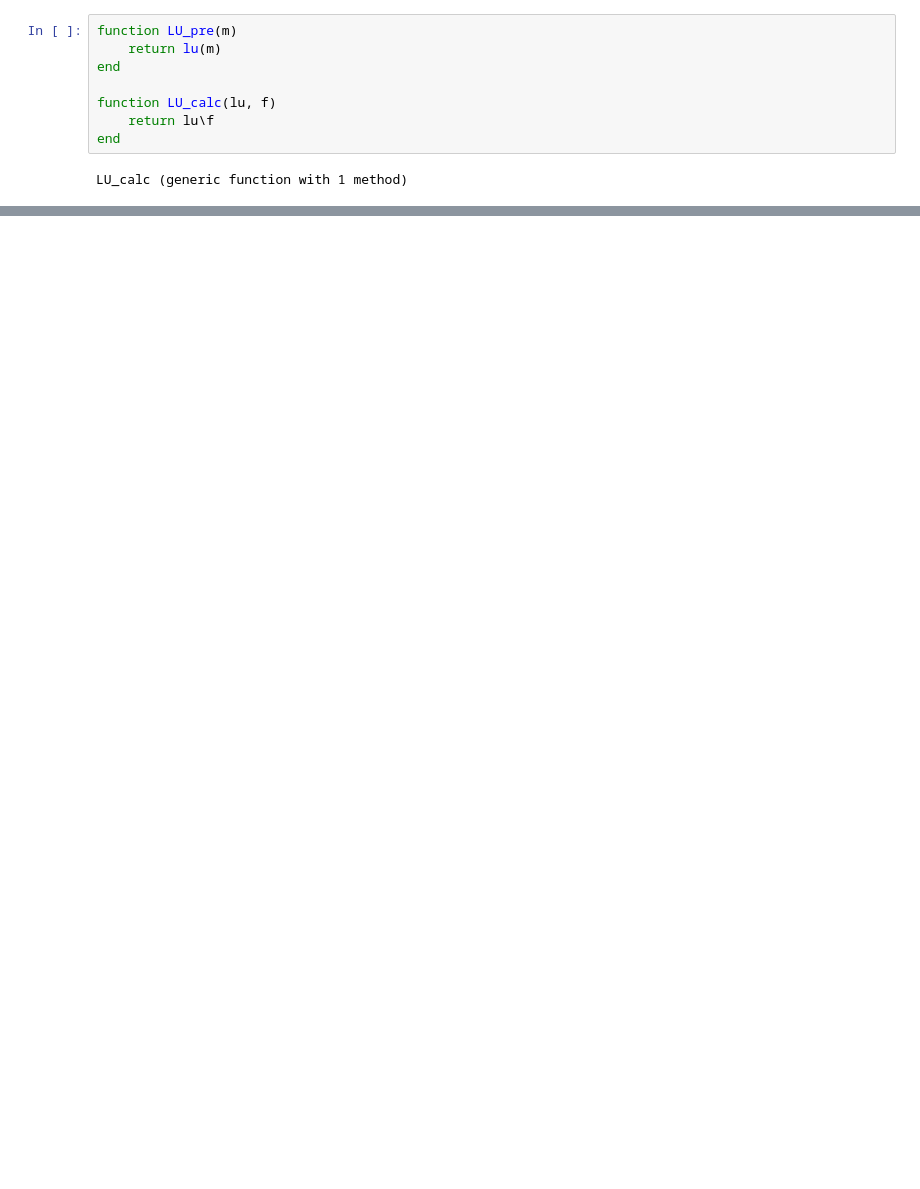
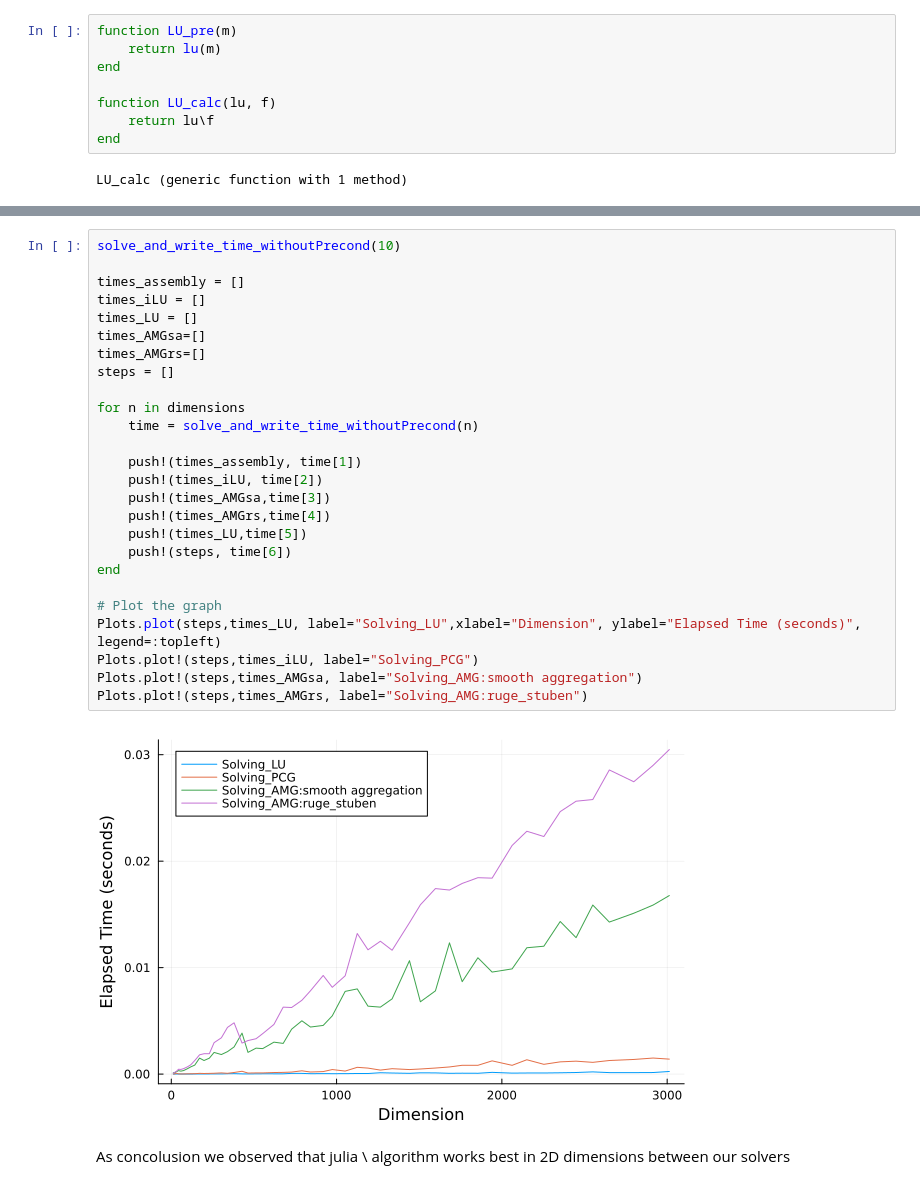
Before and after one commit to Dr4k3z/Athens-FEM, a Jupyter notebook: 1D Problem group5.ipynb, the cells around one changed output, grey strips where cells are left out. Drawn from its saved outputs; the diff is of its cells as text; blank space fills up the shorter version.

```diff
--- a/1D Problem group5.ipynb
+++ b/1D Problem group5.ipynb
@@ -393,0 +415,30 @@ Info    : Done reading 'square.msh'
+# %%
+solve_and_write_time_withoutPrecond(10)
+
+times_assembly = []
+times_iLU = []
+times_LU = []
+times_AMGsa=[]
+times_AMGrs=[]
+steps = []
+
+for n in dimensions
+    time = solve_and_write_time_withoutPrecond(n)
+
+    push!(times_assembly, time[1])
+    push!(times_iLU, time[2])
+    push!(times_AMGsa,time[3])
+    push!(times_AMGrs,time[4])
+    push!(times_LU,time[5])
+    push!(steps, time[6])
+end
+
+# Plot the graph
+Plots.plot(steps,times_LU, label="Solving_LU",xlabel="Dimension", ylabel="Elapsed Time (seconds)", legend=:topleft)
+Plots.plot!(steps,times_iLU, label="Solving_PCG")
+Plots.plot!(steps,times_AMGsa, label="Solving_AMG:smooth aggregation")
+Plots.plot!(steps,times_AMGrs, label="Solving_AMG:ruge_stuben")
+# %% [output]
+[figure, added]
+# %% [markdown]
+As concolusion we observed that julia \\ algorithm works best in 2D dimensions between our solvers
```
Also changed, not shown: parts of 9 cells of this notebook, 2 other files.
